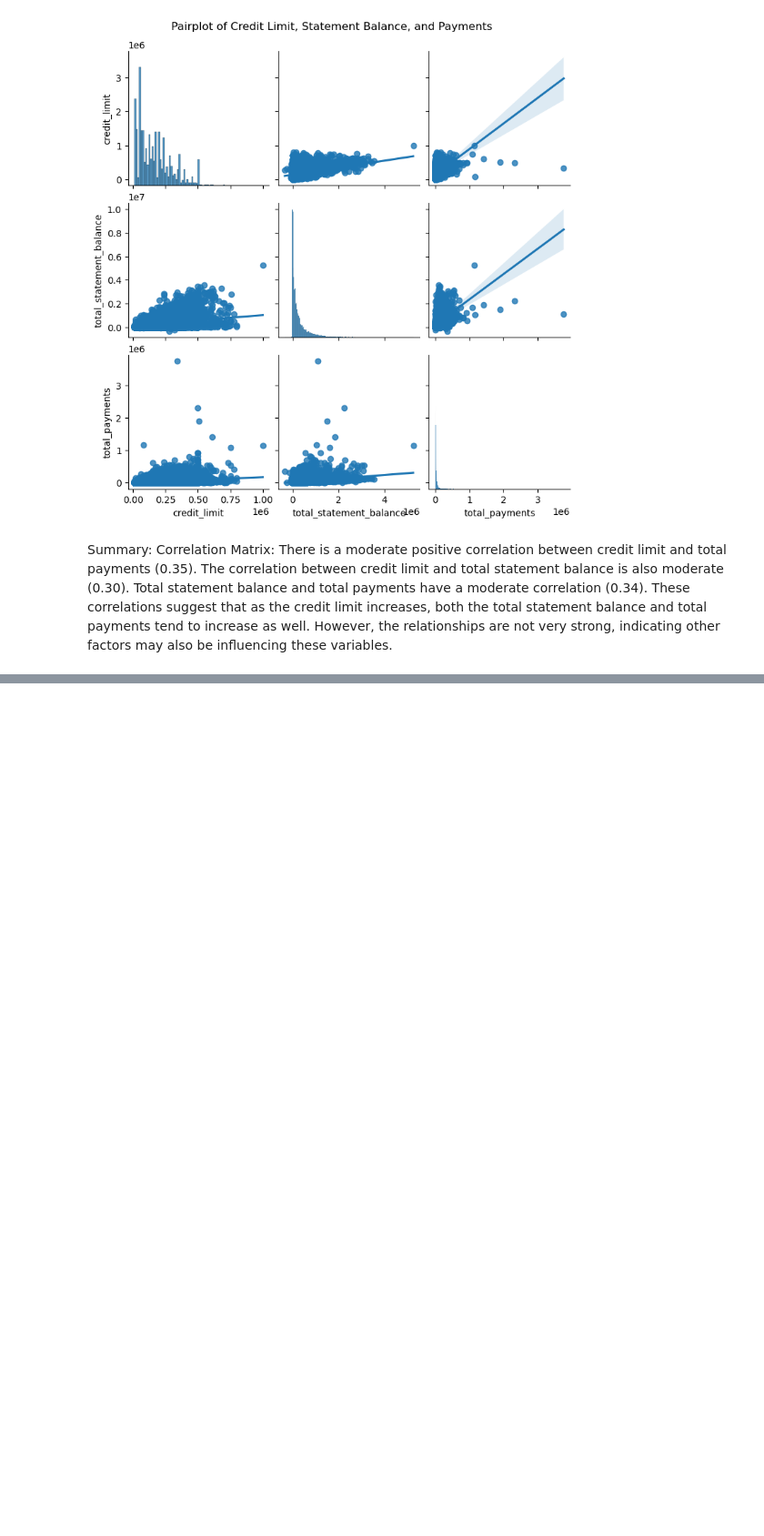
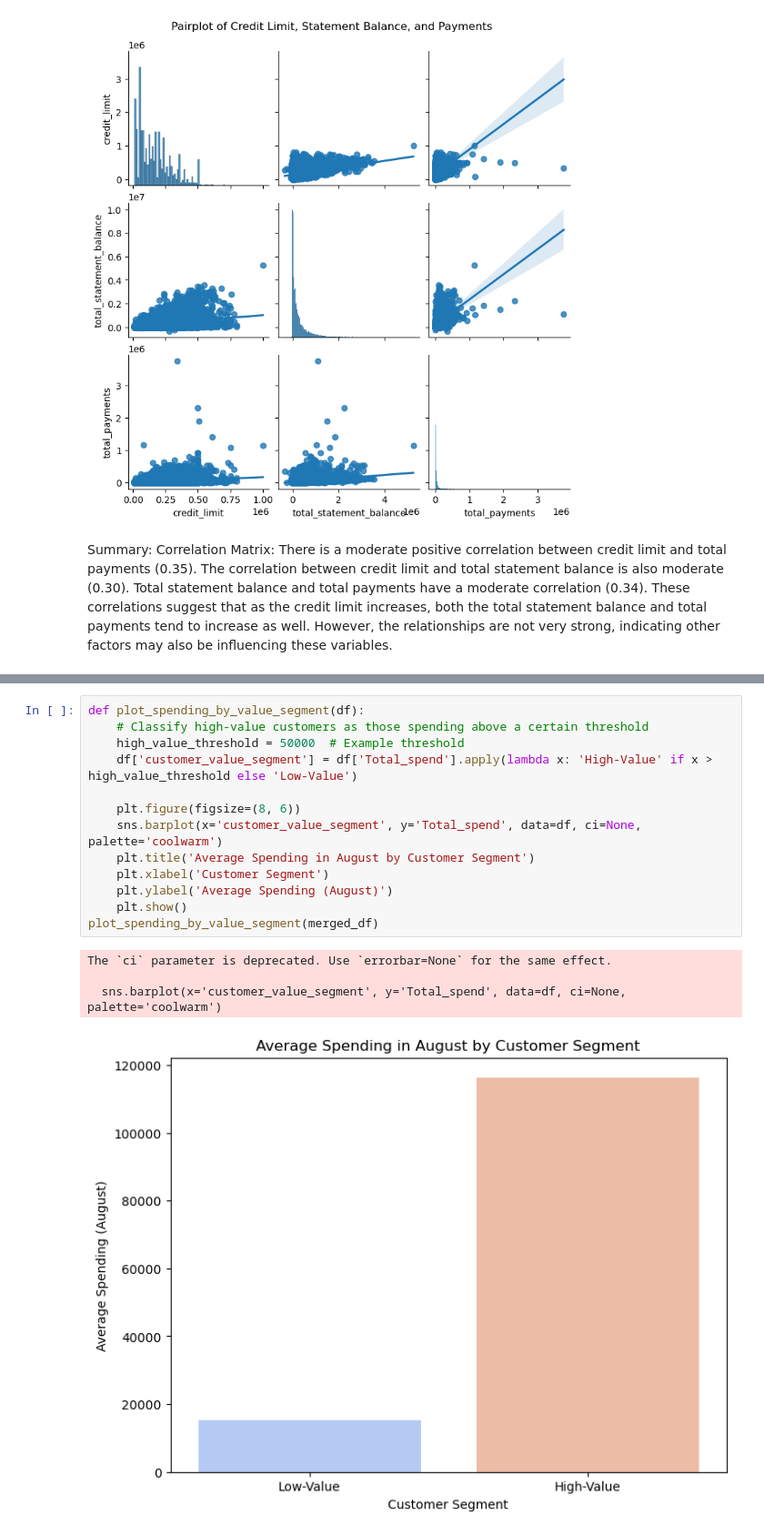
Before and after one commit to MounikaLingala957/creditcard-defaults-project, a Jupyter notebook: payment_pattern.ipynb, the cells around one changed output, grey strips where cells are left out. Shown at 91% size. Saved outputs shown, nothing was run; the diff lists cells and outputs as text; blank space fills up the shorter version.

```diff
--- a/payment_pattern.ipynb
+++ b/payment_pattern.ipynb
@@ -205,0 +318,18 @@ These correlations suggest that as the credit limit increases, both the total st
+# %%
+def plot_spending_by_value_segment(df):
+    # Classify high-value customers as those spending above a certain threshold
+    high_value_threshold = 50000  # Example threshold
+    df['customer_value_segment'] = df['Total_spend'].apply(lambda x: 'High-Value' if x > high_value_threshold else 'Low-Value')
+
+    plt.figure(figsize=(8, 6))
+    sns.barplot(x='customer_value_segment', y='Total_spend', data=df, ci=None, palette='coolwarm')
+    plt.title('Average Spending in August by Customer Segment')
+    plt.xlabel('Customer Segment')
+    plt.ylabel('Average Spending (August)')
+    plt.show()
+plot_spending_by_value_segment(merged_df)
+# %% [output]
+The `ci` parameter is deprecated. Use `errorbar=None` for the same effect.
+
+  sns.barplot(x='customer_value_segment', y='Total_spend', data=df, ci=None, palette='coolwarm')
+[figure, added]
```
Also changed, not shown: parts of 15 cells of this notebook, 2 other files.
